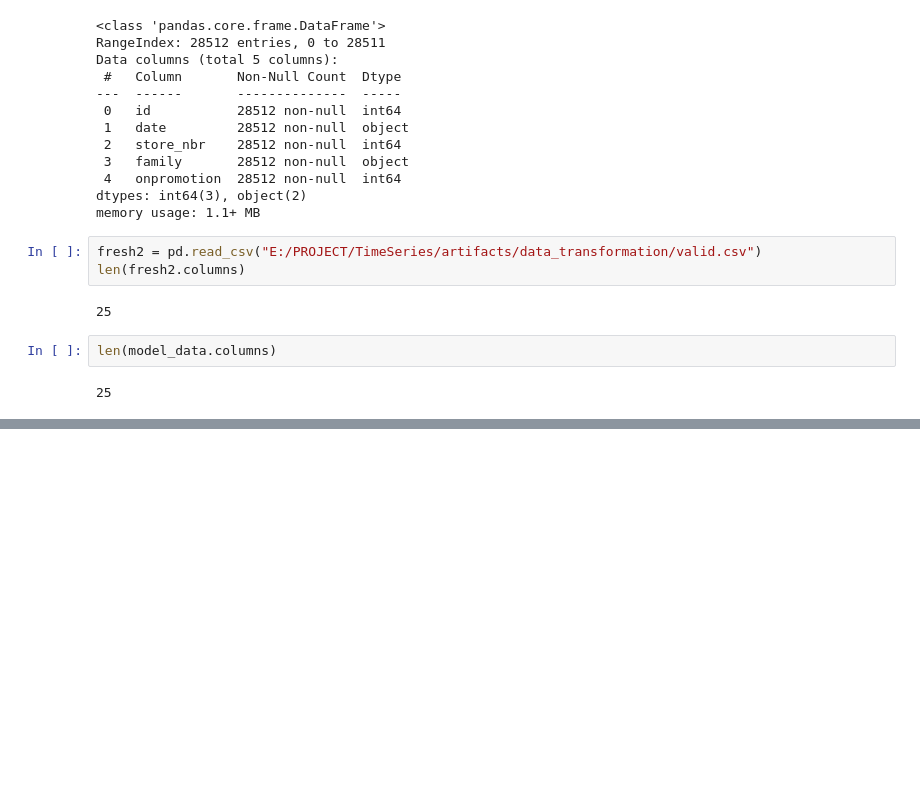
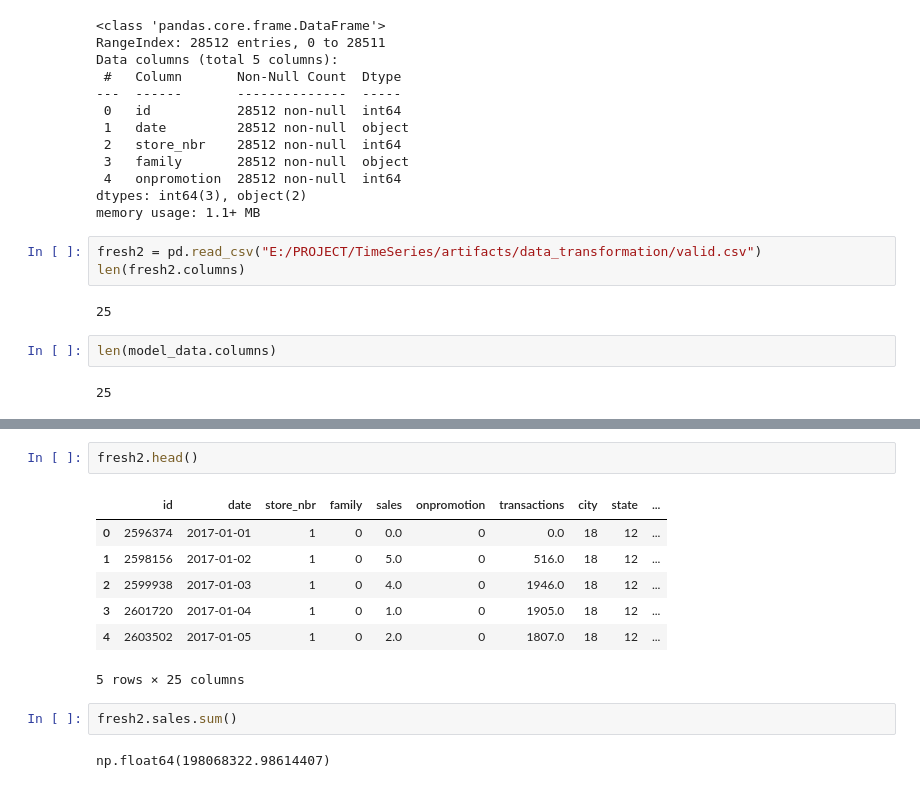
Before and after one commit to Hemachander002/Retail-Sales-Forecasting-Analytics-Platform, a Jupyter notebook: research/research.ipynb, the cells around one changed output, grey strips where cells are left out. Saved outputs shown, nothing was run; the diff lists cells and outputs as text; blank space fills up the shorter version.

```diff
--- a/research/research.ipynb
+++ b/research/research.ipynb
@@ -1119,0 +1179,14 @@ len(model_data.columns)
+# %%
+fresh2.head()
+# %% [output]
+|  | id | date | store_nbr | family | sales | onpromotion | transactions | city | state | ... |
+| 0 | 2596374 | 2017-01-01 | 1 | 0 | 0.0 | 0 | 0.0 | 18 | 12 | ... |
+| 1 | 2598156 | 2017-01-02 | 1 | 0 | 5.0 | 0 | 516.0 | 18 | 12 | ... |
+| 2 | 2599938 | 2017-01-03 | 1 | 0 | 4.0 | 0 | 1946.0 | 18 | 12 | ... |
+| 3 | 2601720 | 2017-01-04 | 1 | 0 | 1.0 | 0 | 1905.0 | 18 | 12 | ... |
+| 4 | 2603502 | 2017-01-05 | 1 | 0 | 2.0 | 0 | 1807.0 | 18 | 12 | ... |
+5 rows × 25 columns
+# %%
+fresh2.sales.sum()
+# %% [output]
+np.float64(198068322.98614407)
```
Also changed, not shown: parts of 10 cells of this notebook, 7 other files.
